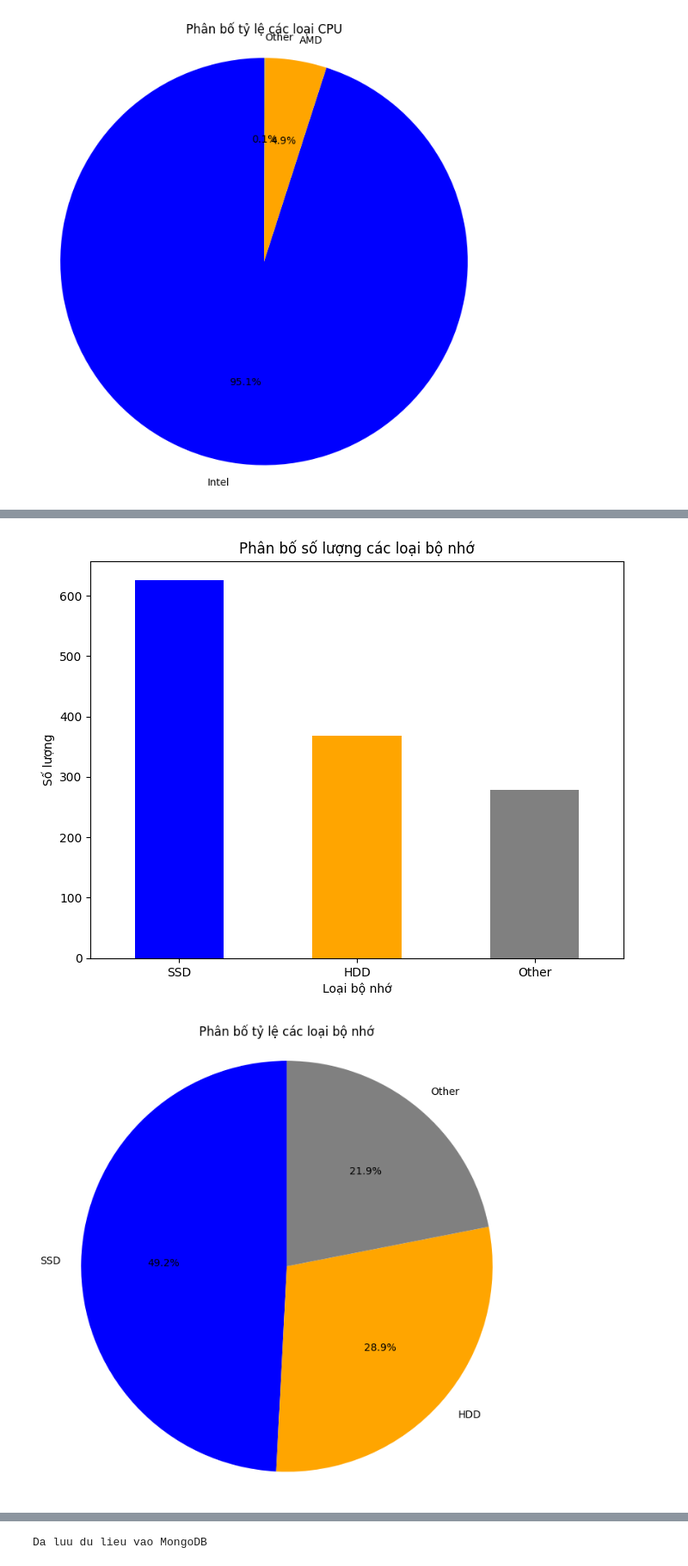
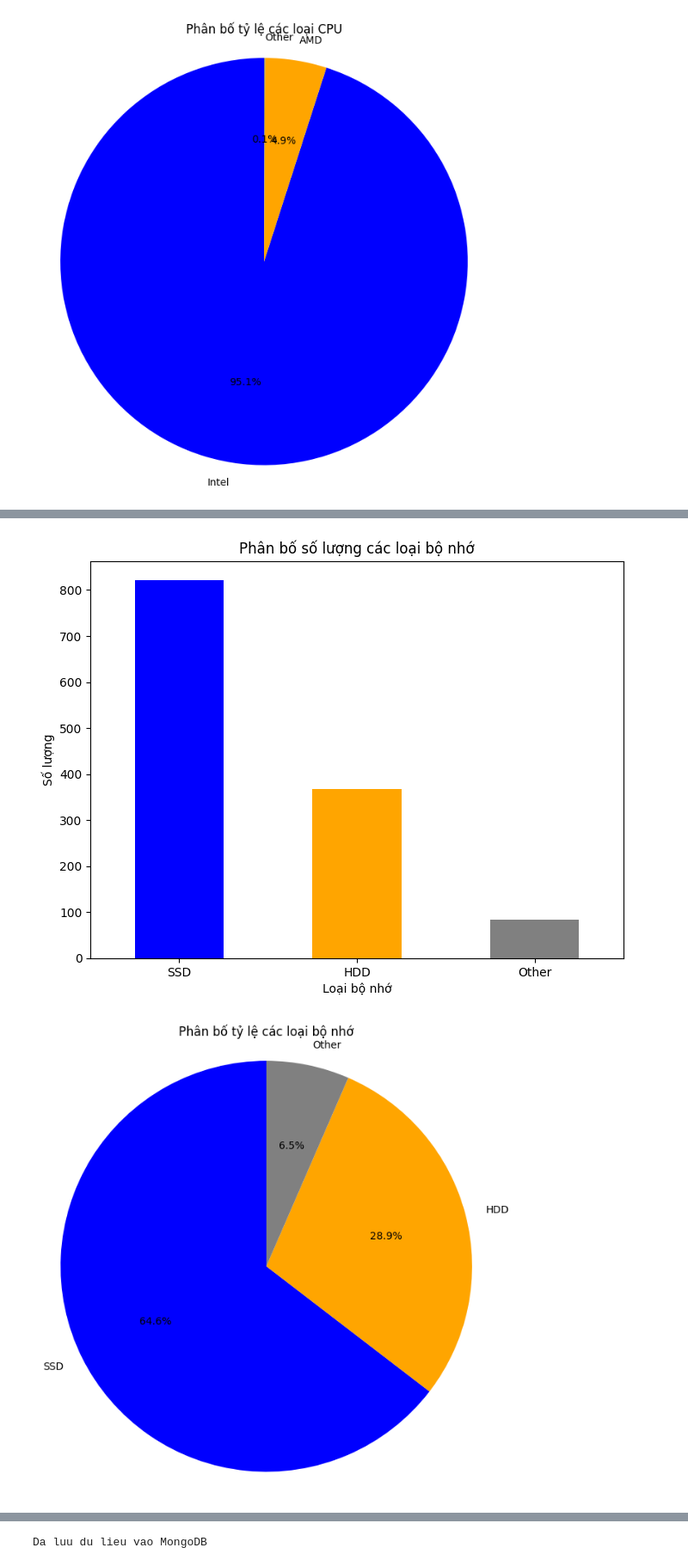
Before and after one commit to KhiemVT/python, a Jupyter notebook: Khiem/coiki.ipynb, the cells around one changed output, grey strips where cells are left out. Shown: that part at 86% size. Saved outputs shown, nothing was run; the diff lists cells and outputs as text; code cells hidden in the pictures.

```diff
--- a/Khiem/coiki.ipynb
+++ b/Khiem/coiki.ipynb
@@ -319,52 +295,48 @@ print(df)
 
 import matplotlib.pyplot as plt
 
-data= pd.read_csv('./laptopData_cleaned.csv')
+data= pd.read_csv('./laptopData_filltered_cleaned.csv')
 
-df = pd.DataFrame(data)
+df2 = pd.DataFrame(data)
 
-# Chuẩn hóa dữ liệu
-df['Memory'] = df['Memory'].str.lower().str.strip()
 
 # Hàm phân loại Memory
 def classify_memory(memory):
-    if 'ssd' in memory and 'hdd' not in memory:
+    if 'SSD' in memory:
         return 1  # SSD
-    elif 'hdd' in memory and 'ssd' not in memory:
+    elif 'HDD' in memory:
         return 2  # HDD
     else:
         return 0  # Other (Cả SSD và HDD hoặc loại khác)
 
 # Tạo cột mới 'Memory_Type'
-df['Memory_Type'] = df['Memory'].apply(classify_memory)
+df2['Memory_Type'] = df2['Memory'].apply(classify_memory)
 
 # Đếm số lượng mỗi loại Memory
-memory_counts = df['Memory_Type'].value_counts()
+memory_counts = df2['Memory_Type'].value_counts()
 
 # Gắn nhãn cho các giá trị số
 labels = {1: 'SSD', 2: 'HDD', 0: 'Other'}
 memory_counts.index = memory_counts.index.map(labels)
 
 # Vẽ biểu đồ cột
 plt.figure(figsize=(8, 6))
 memory_counts.plot(kind='bar', color=['blue', 'orange', 'gray'])
 plt.title('Phân bố số lượng các loại bộ nhớ')
 plt.xlabel('Loại bộ nhớ')
 plt.ylabel('Số lượng')
 plt.xticks(rotation=0)
 plt.show()
 
 # Vẽ biểu đồ tròn
 plt.figure(figsize=(8, 8))
 plt.pie(memory_counts, labels=memory_counts.index, autopct='%1.1f%%', startangle=90, colors=['blue', 'orange', 'gray'])
 plt.title('Phân bố tỷ lệ các loại bộ nhớ')
 plt.axis('equal')  # Đảm bảo biểu đồ tròn đều
 plt.show()
-
-df.to_csv('./laptopData_cleaned.csv', index=False)
 # %% [output]
-[figure, old version]
+[figure, new version]
-[figure, old version]
+[figure, new version]
 # %%
 
 
```
Also changed, not shown: parts of 25 cells of this notebook, 6 other files.
